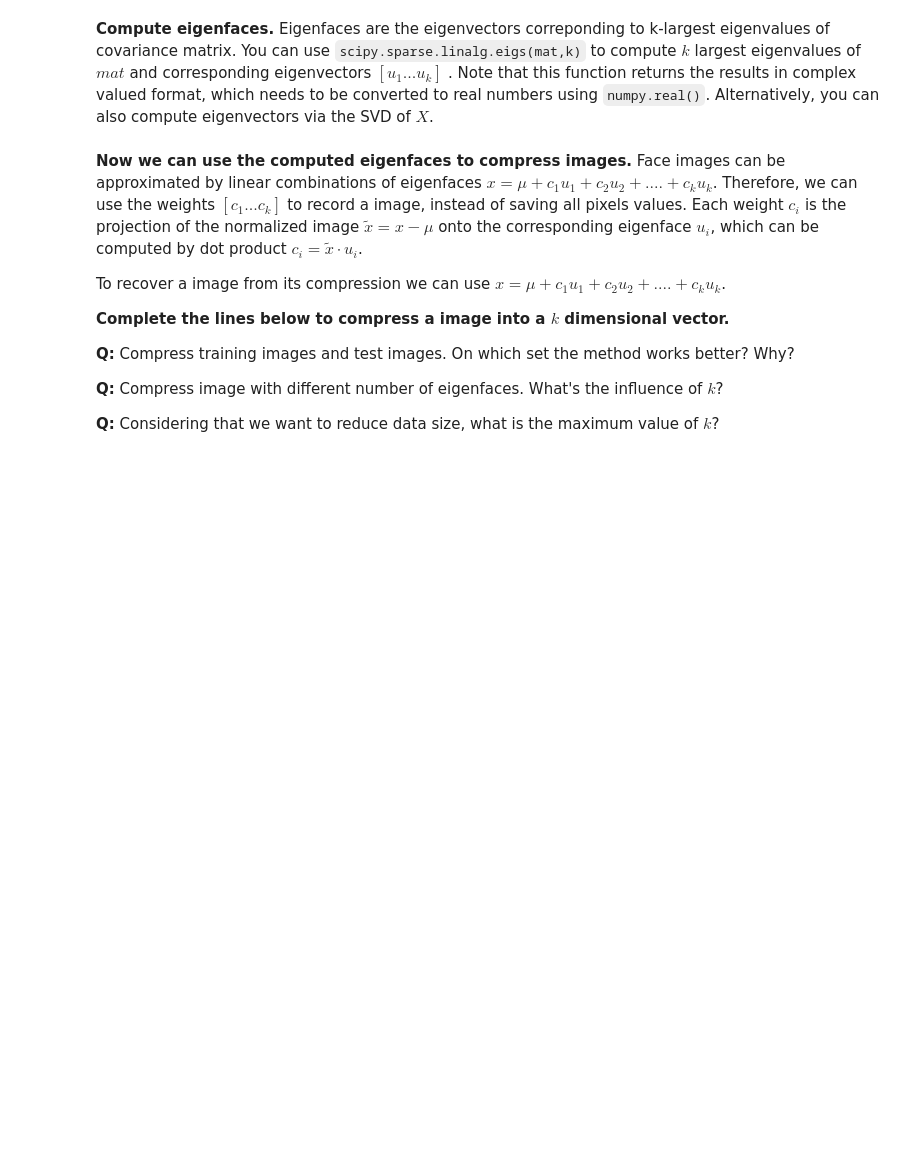
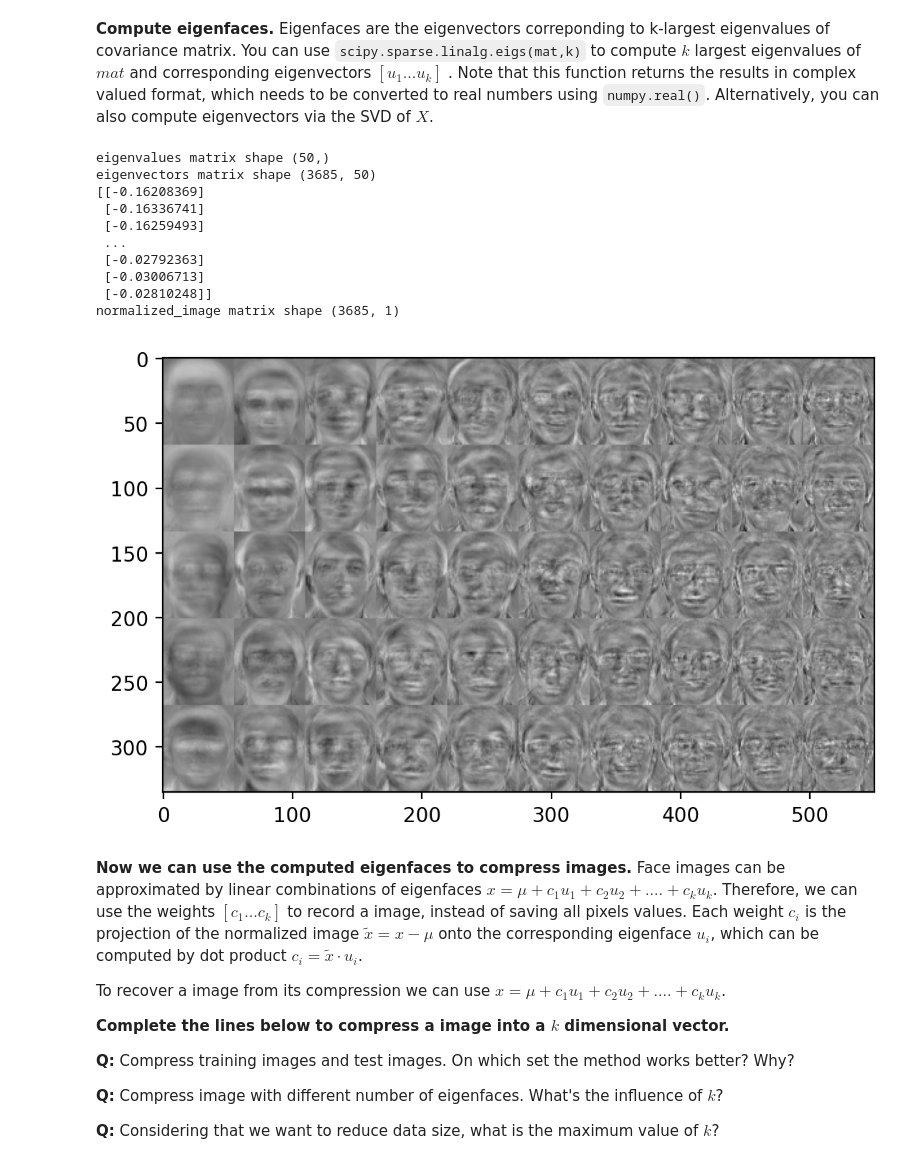
Before and after one commit to Henrique-Baumegger/myPersonalVisualComputing, a Jupyter notebook: Exercises/W5/W5_exercise.ipynb, the cells around one changed output. Drawn from its saved outputs; the diff is of its cells as text; code cells hidden in the pictures; blank space fills up the shorter version.

```diff
--- a/Exercises/W5/W5_exercise.ipynb
+++ b/Exercises/W5/W5_exercise.ipynb
@@ -142,18 +150,36 @@ SyntaxError: invalid syntax (ipython-input-3979131194.py, line 2)
 # %%
 num_eigenvectors = 50 # k
 
 # eigenvectors = # Your lines here. Compute the eigenfaces.
 # optional 1: use scipy.sparse.linalg.eigs()
-eigenvalues, eigenvectors =
+eigenvalues, eigenvectors = scipy.sparse.linalg.eigs(covariance, k=num_eigenvectors)
+eigenvalues = np.real(eigenvalues)
+eigenvectors = np.real(eigenvectors)
+
+print('eigenvalues matrix shape', eigenvalues.shape)
+print('eigenvectors matrix shape', eigenvectors.shape)
+
 
 # optional 2: use manual SVD of covariance (or auto-correlation matrix)
 # u, s, vh =
 # eigenvectors = u[:, :num_eigenvectors]
 
 basis_image_list = [eigenvector.reshape(h,w) for eigenvector in eigenvectors.T]
 basis_image_collage = make_grid(basis_image_list,rows=5)
 fig = figure(dpi=200)
 imshow(basis_image_collage,cmap='gray')
+# %% [output]
+eigenvalues matrix shape (50,)
+eigenvectors matrix shape (3685, 50)
+[[-0.16208369]
+ [-0.16336741]
+ [-0.16259493]
+ ...
+ [-0.02792363]
+ [-0.03006713]
+ [-0.02810248]]
+normalized_image matrix shape (3685, 1)
+[figure, added]
 # %% [markdown]
 **Now we can use the computed eigenfaces to compress images.** Face images can be approximated by linear combinations of eigenfaces $x=\mu + c_1 u_1 + c_2 u_2 + .... + c_k u_k$. Therefore, we can use the weights $[c_1 ... c_k]$ to record a image, instead of saving all pixels values. Each weight $c_i$ is the projection of the normalized image $\tilde{x} = x-\mu$ onto the corresponding eigenface $u_i$, which can be computed by dot product $c_i = \tilde{x} \cdot u_i$.
 
```
Also changed, not shown: parts of 3 cells of this notebook.
